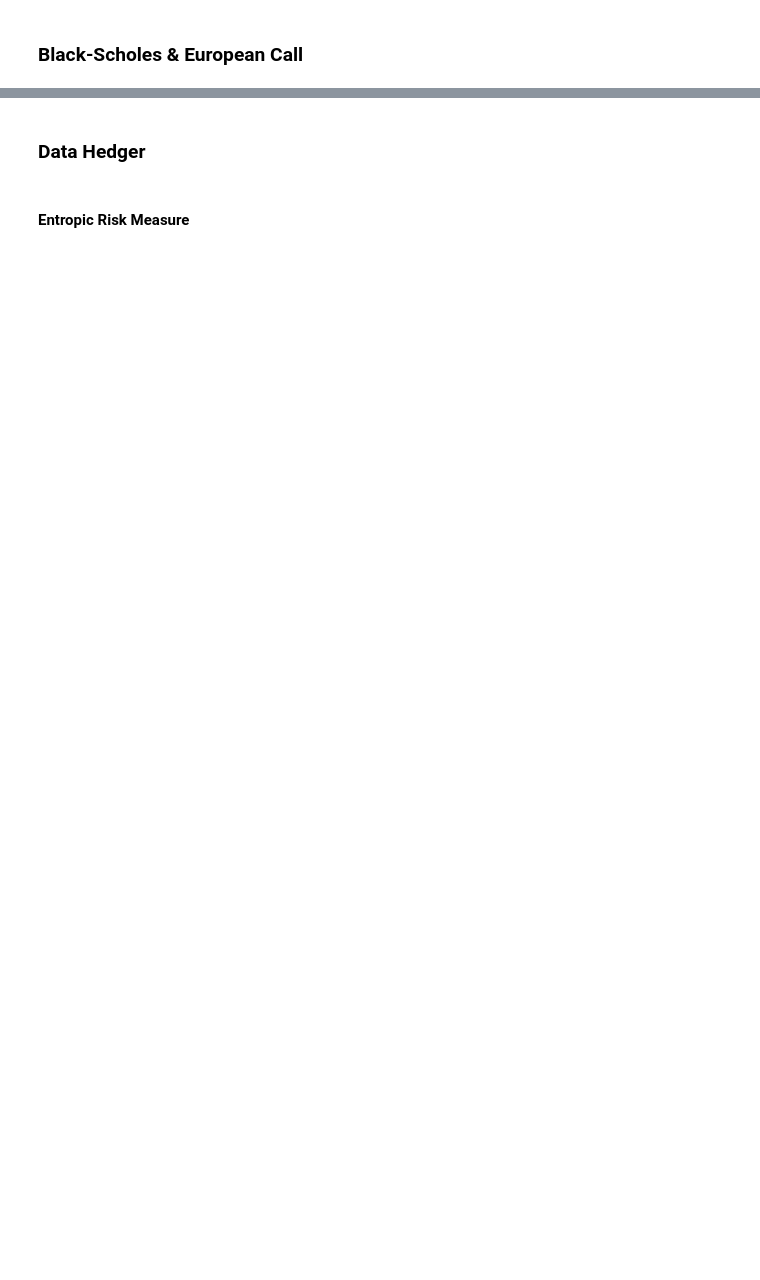
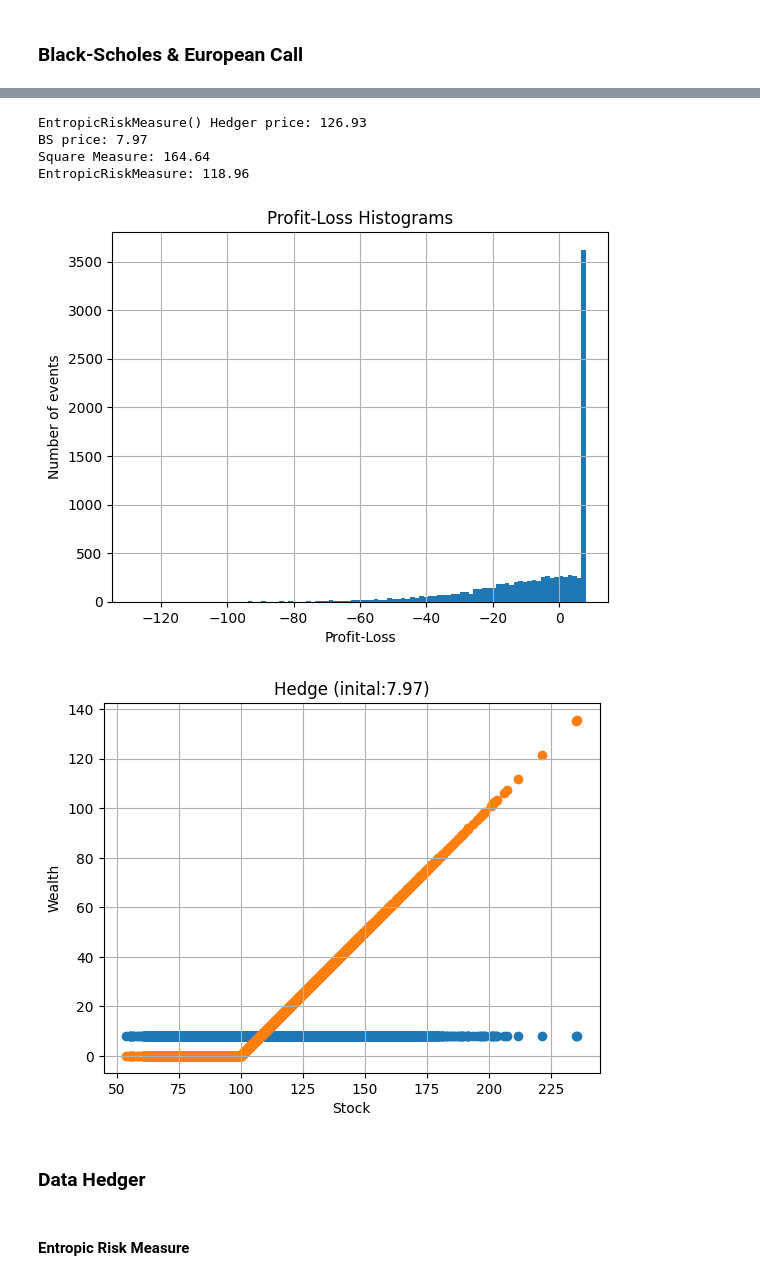
Before and after one commit to justinhou95/NeuralHedge, a Jupyter notebook: notebooks/deephedge.ipynb, the cells around one changed output, grey strips where cells are left out. Cells and saved outputs as stored; diff of their text form; code cells hidden in the pictures; blank space fills up the shorter version.

```diff
--- a/notebooks/deephedge.ipynb
+++ b/notebooks/deephedge.ipynb
@@ -121,2 +115,21 @@ SquareMeasure()(pnl), EntropicRiskMeasure()(pnl)
+# %%
+class OnlyBond(torch.nn.Module):
+    def __init__(self) -> None:
+        super().__init__()
+
+    def forward(self, x):
+        return torch.zeros_like(x[...,:1])
+
+only_bond = OnlyBond()
+bond_hedger = datahedger.Hedger(only_bond)
+record_dir = ''
+evaluate_bs_deep_hedge(bond_hedger, ds_test, bs_price, record_dir)
+# %% [output]
+EntropicRiskMeasure() Hedger price: 126.93
+BS price: 7.97
+Square Measure: 164.64
+EntropicRiskMeasure: 118.96
+[figure, added]
+[figure, added]
 # %% [markdown]
 ### Data Hedger
```
Also changed, not shown: parts of 29 cells of this notebook, 31 other files.
